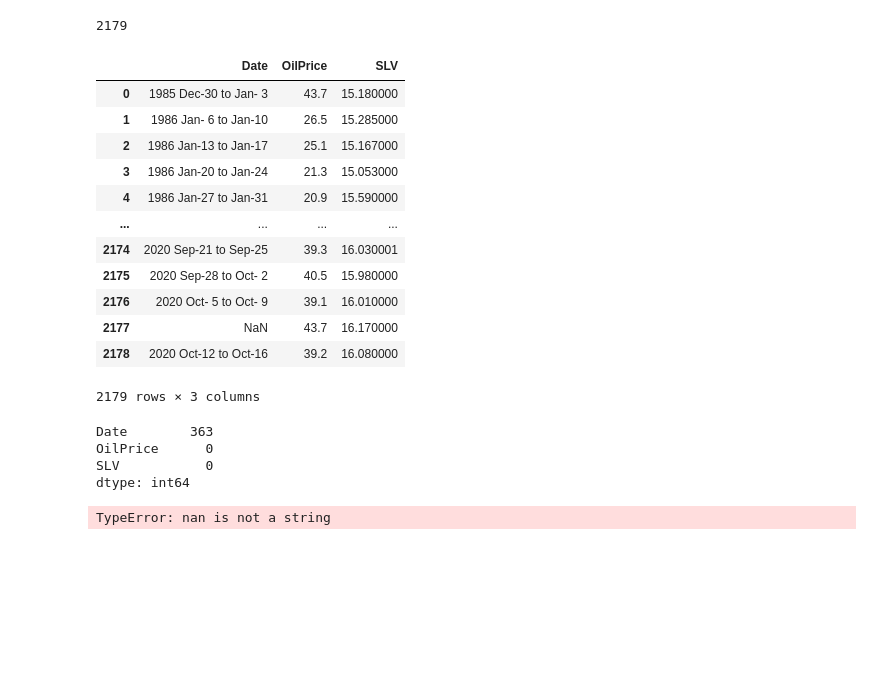
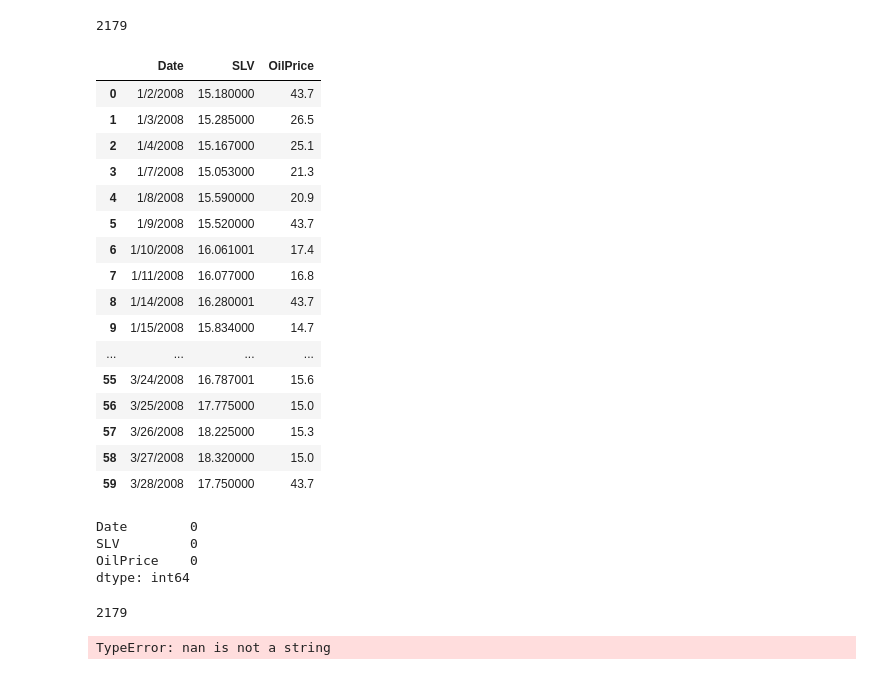
Before and after one commit to Ayomi-tech/Silver-Price-and-Oil-Price-interaction, a Jupyter notebook: New oil price code.ipynb, the cells around one changed output. Drawn from its saved outputs; the diff is of its cells as text; code cells hidden in the pictures; blank space fills up the shorter version.

```diff
--- a/New oil price code.ipynb
+++ b/New oil price code.ipynb
@@ -169,0 +175,3 @@ len(oil)
+# %%
+oil_1 = oil['OilPrice']
+oil_1
@@ -197,6 +218,6 @@ Index(['Date', 'SPX', 'GLD', 'USO', 'SLV', 'EUR/USD'], dtype='object')
 # %% [markdown]
 # Here you need to use two columns of gold database: Date and SLV, then concat the oilPrice into it:
 # %%
-Silver = gold2[["SLV"]]
-Silver.shape
+Silver = gold2[['Date',"SLV"]]
+Silver
 # %% [output]
@@ -224,29 +257,38 @@ len(silver)
 # %% [output]
 2179
 # %%
-data = pd.concat([oil, silver], axis=1)
-data
+data = pd.concat([Silver, oil_1], axis=1)
+data.head(60)
 # %% [output]
-|  | Date | OilPrice | SLV |
-| 0 | 1985 Dec-30 to Jan- 3 | 43.7 | 15.180000 |
-| 1 | 1986 Jan- 6 to Jan-10 | 26.5 | 15.285000 |
-| 2 | 1986 Jan-13 to Jan-17 | 25.1 | 15.167000 |
-| 3 | 1986 Jan-20 to Jan-24 | 21.3 | 15.053000 |
-| 4 | 1986 Jan-27 to Jan-31 | 20.9 | 15.590000 |
+|  | Date | SLV | OilPrice |
+| 0 | 1/2/2008 | 15.180000 | 43.7 |
+| 1 | 1/3/2008 | 15.285000 | 26.5 |
+| 2 | 1/4/2008 | 15.167000 | 25.1 |
+| 3 | 1/7/2008 | 15.053000 | 21.3 |
+| 4 | 1/8/2008 | 15.590000 | 20.9 |
+| 5 | 1/9/2008 | 15.520000 | 43.7 |
+| 6 | 1/10/2008 | 16.061001 | 17.4 |
+| 7 | 1/11/2008 | 16.077000 | 16.8 |
+| 8 | 1/14/2008 | 16.280001 | 43.7 |
+| 9 | 1/15/2008 | 15.834000 | 14.7 |
 | ... | ... | ... | ... |
-| 2174 | 2020 Sep-21 to Sep-25 | 39.3 | 16.030001 |
-| 2175 | 2020 Sep-28 to Oct- 2 | 40.5 | 15.980000 |
-| 2176 | 2020 Oct- 5 to Oct- 9 | 39.1 | 16.010000 |
-| 2177 | NaN | 43.7 | 16.170000 |
-| 2178 | 2020 Oct-12 to Oct-16 | 39.2 | 16.080000 |
+| 55 | 3/24/2008 | 16.787001 | 15.6 |
+| 56 | 3/25/2008 | 17.775000 | 15.0 |
+| 57 | 3/26/2008 | 18.225000 | 15.3 |
+| 58 | 3/27/2008 | 18.320000 | 15.0 |
+| 59 | 3/28/2008 | 17.750000 | 43.7 |
-2179 rows × 3 columns
-# %%
-data.isnull().sum()
-# %% [output]
-Date        363
-OilPrice      0
-SLV           0
-dtype: int64
+# %%
+# checking to confirm if there is any missing value in our final dataset
+data.isnull().sum()
+# %% [output]
+Date        0
+SLV         0
+OilPrice    0
+dtype: int64
+# %%
+len(data)
+# %% [output]
+2179
 # %%
 data.plot.scatter(x='Date', y='OilPrice' )
 
```
Also changed, not shown: parts of 6 cells of this notebook.
